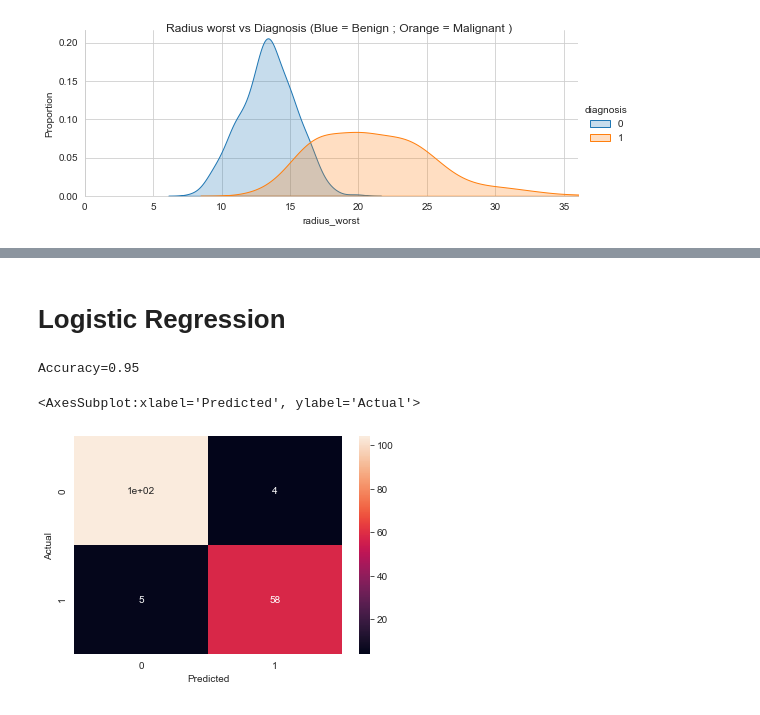
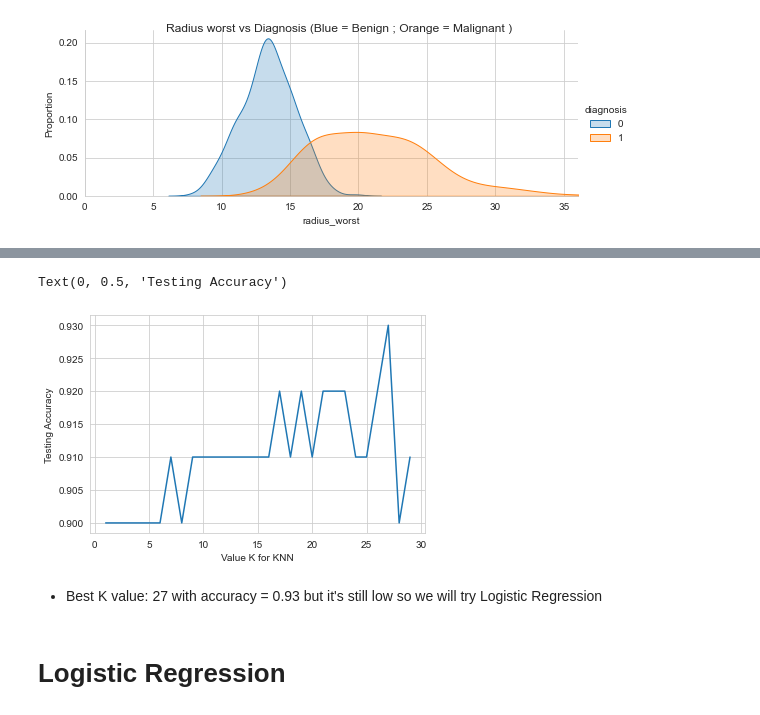
Before and after one commit to IbriRima/AI_GoMyCode, a Jupyter notebook: Final_P.ipynb, the cells around one changed output, grey strips where cells are left out. Cells and saved outputs as stored; diff of their text form; code cells hidden in the pictures.

```diff
--- a/Final_P.ipynb
+++ b/Final_P.ipynb
@@ -234,0 +262,9 @@ ValueError: The truth value of a Series is ambiguous. Use a.empty, a.bool(), a.i
+# %%
+x = df
+y = df['diagnosis']
+x_train,x_test,y_train,y_test=train_test_split(x,y,test_size=0.2,random_state=30)
+
+knn=KNeighborsClassifier(n_neighbors=20)
+knn.fit(x_train,y_train)
+y_pred=knn.predict(x_test)
+print('Acuuracy=',accuracy_score(y_pred,y_test))
@@ -234,0 +273,9 @@ ValueError: The truth value of a Series is ambiguous. Use a.empty, a.bool(), a.i
+# %%
+n_neighbors=30
+scores=[]
+for k in range(1,30):
+    knn=KNeighborsClassifier(n_neighbors-k)
+    knn.fit(x_train,y_train)
+    y_pred=knn.predict(x_test)
+    print('Accuracy for k=',k,'is:',round(accuracy_score(y_pred,y_test),2))
+    scores.append(round(accuracy_score(y_pred,y_test),2))
@@ -235,2 +300,12 @@ ValueError: The truth value of a Series is ambiguous. Use a.empty, a.bool(), a.i
+# %%
+import matplotlib.pyplot as plt
+plt.plot(range(1,30),scores)
+plt.xlabel('Value K for KNN')
+plt.ylabel('Testing Accuracy')
+# %% [output]
+Text(0, 0.5, 'Testing Accuracy')
+[figure, added]
+# %% [markdown]
+- Best K value: 27 with accuracy = 0.93 but it's still low so we will try Logistic Regression
 # %% [markdown]
 # Logistic Regression
@@ -237,18 +321,15 @@ ValueError: The truth value of a Series is ambiguous. Use a.empty, a.bool(), a.i
 # %%
-x = df[['concave points_worst','area_mean','radius_mean','radius_worst','area_mean']]
-y = df['diagnosis']
-
-x_train,x_test,y_train,y_test = train_test_split(x,y,test_size=0.3,random_state=0)
-
-logreg = LogisticRegression()
-logreg.fit(x_train, y_train)
-y_pred  = logreg.predict(x_test)
-print("Accuracy={:.2f}".format(logreg.score(x_test, y_test)))
+def logistic_Regression(x,y):
+    x_train,x_test,y_train,y_test = train_test_split(x,y,test_size=0.2,random_state=0)
+    logreg = LogisticRegression()
+    logreg.fit(x_train, y_train)
+    y_pred  = logreg.predict(x_test)
+    print("Accuracy={:.2f}".format(logreg.score(x_test, y_test)))
+    confusion_matrix = pd.crosstab(y_test, y_pred, rownames=['Actual'], colnames=['Predicted'])
+    sns.heatmap(confusion_matrix, annot=True)
+    print(classification_report(y_test,y_pred))
+    model = RandomForestClassifier()
+    model.fit(x_train, y_train)
+    probs = model.predict_proba(x_test)[:, 1]
+    auc = roc_auc_score(y_test, probs)
+    print('AUC: %.2f' % auc)
-# %% [output]
-Accuracy=0.95
-# %%
-confusion_matrix = pd.crosstab(y_test, y_pred, rownames=['Actual'], colnames=['Predicted'])
-sns.heatmap(confusion_matrix, annot=True)
-# %% [output]
-<AxesSubplot:xlabel='Predicted', ylabel='Actual'>
-[figure, removed]
```
Also changed, not shown: parts of 24 cells of this notebook.
